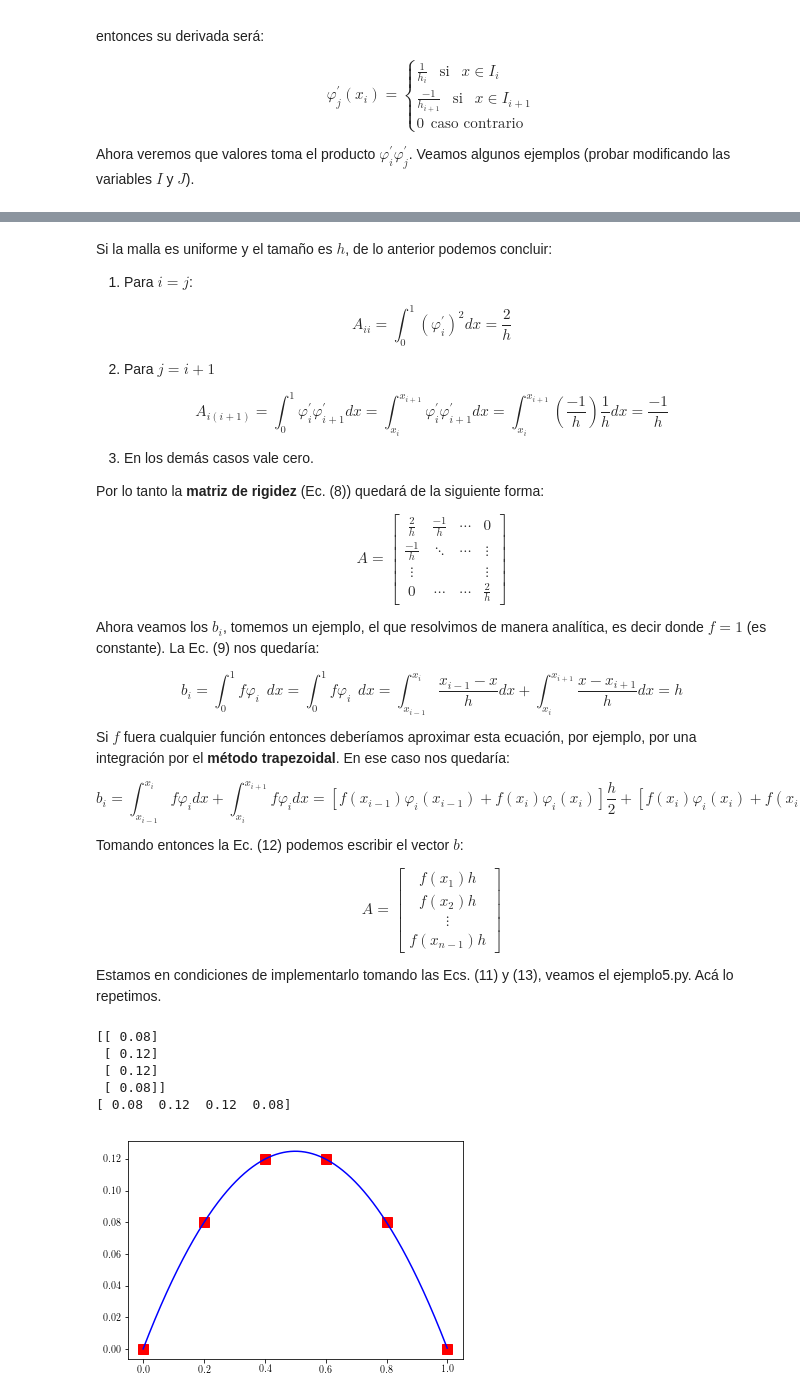
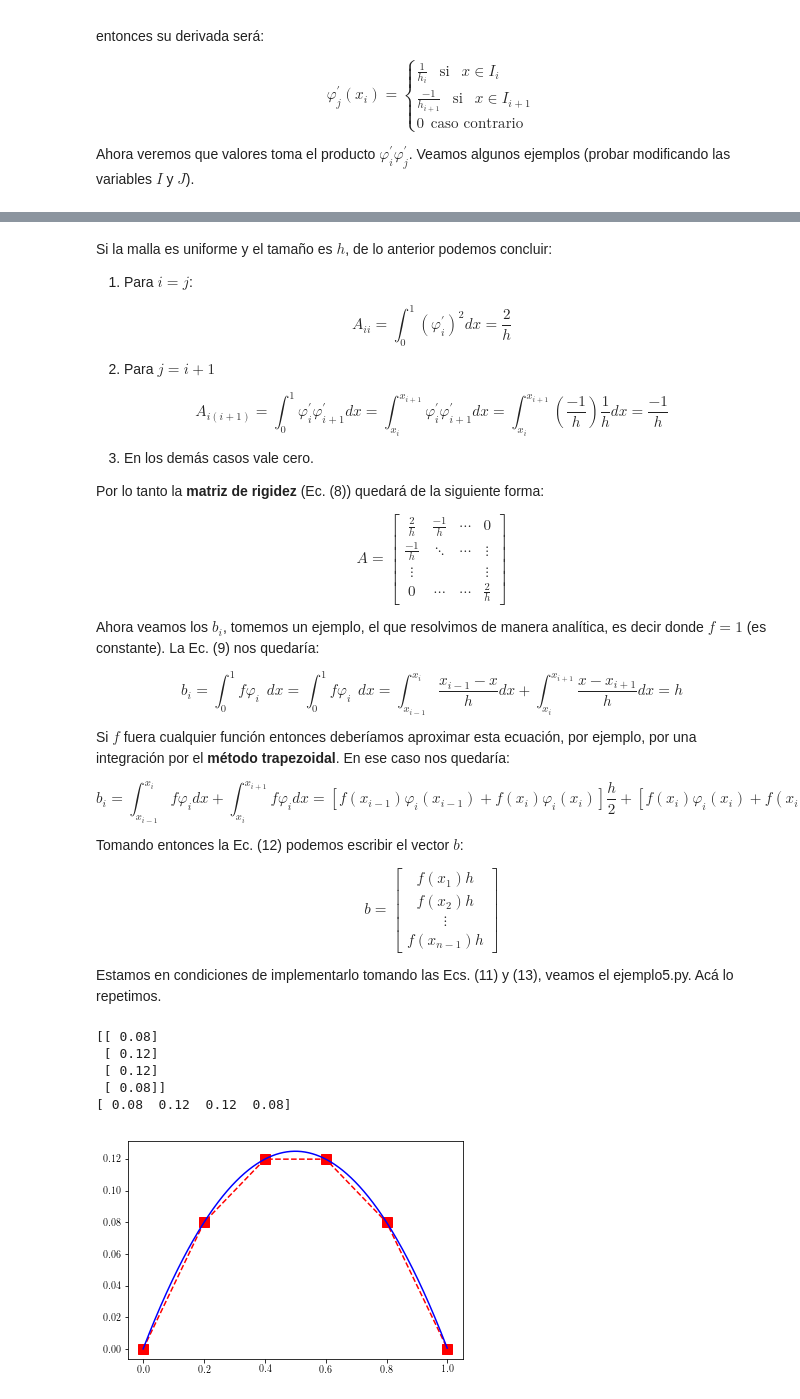
Before and after one commit to rirastorza/Intro2FEM, a Jupyter notebook: Elementos_finitos_en_1D/fem1D.ipynb, the cells around one changed output, grey strips where cells are left out. Saved outputs shown, nothing was run; the diff lists cells and outputs as text; code cells hidden in the pictures.

```diff
--- a/Elementos_finitos_en_1D/fem1D.ipynb
+++ b/Elementos_finitos_en_1D/fem1D.ipynb
@@ -201,7 +204,7 @@ $$b_{i}= \int_{x_{i-1}}^{x_{i}}f\varphi_{i} dx +\int_{x_{i}}^{x_{i+1}}f\varphi_{
 
 Tomando entonces la Ec. (12) podemos escribir el vector $b$:
 
-$$ A = \begin{bmatrix} f(x_{1})h\\f(x_{2})h\\ \vdots \\ f(x_{n-1})h  \end{bmatrix} \tag{13}$$
+$$ b = \begin{bmatrix} f(x_{1})h\\f(x_{2})h\\ \vdots \\ f(x_{n-1})h  \end{bmatrix} \tag{13}$$
 
 Estamos en condiciones de implementarlo tomando las Ecs. (11) y (13), veamos el ejemplo5.py. Acá lo repetimos.
 # %%
@@ -231,32 +234,32 @@ b = f*h*np.ones((nx-1,1))#vector
 #Calculo la solución
 psi = np.linalg.solve(A, b)
 
 import matplotlib.pyplot as plt
 
 fig, axs = plt.subplots(1,1)
 
 print(psi)
 
 print(np.reshape(psi, nx-1))
 
 ##import numpy as np
 psinew =np.append([0],np.reshape(psi, nx-1))
 uh =np.append(psinew,[0])
 #print(psinew)
 
 xu = np.linspace(0, 1.0, nx+1,endpoint = True)
 
 
-axs.plot(xu,uh,'rs',markersize=10)
+axs.plot(xu,uh,'--rs',markersize=10)
 
 #Comparo con solucion exacta
 xe = np.arange(0.0,1.0,0.001)
 ue = -0.5*xe*(xe-1.)
 axs.plot(xe,ue,'b');
 # %% [output]
 [[ 0.08]
  [ 0.12]
  [ 0.12]
  [ 0.08]]
 [ 0.08  0.12  0.12  0.08]
-[figure, old version]
+[figure, new version]
```
Also changed, not shown: parts of 2 cells of this notebook, 1 other file.
